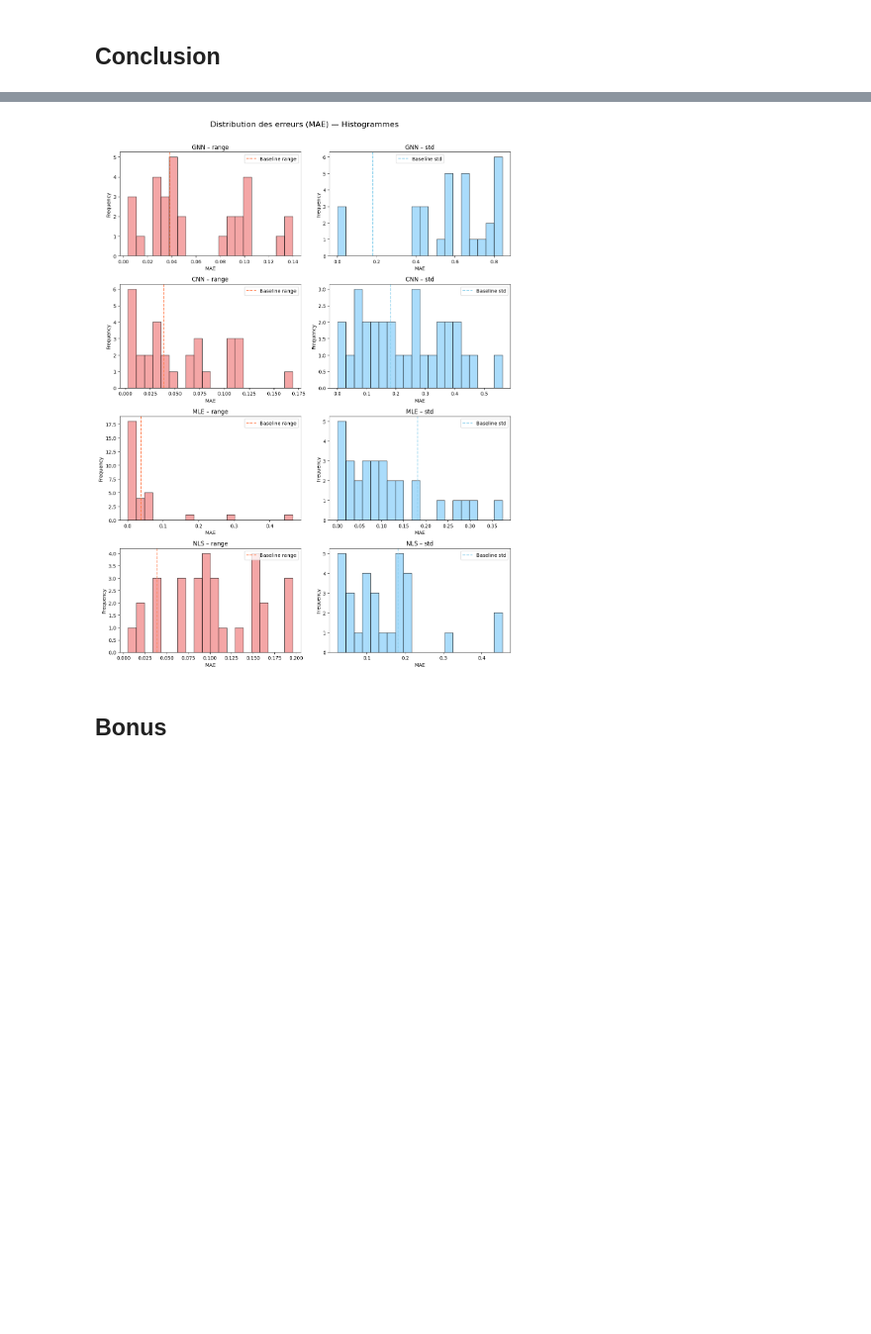
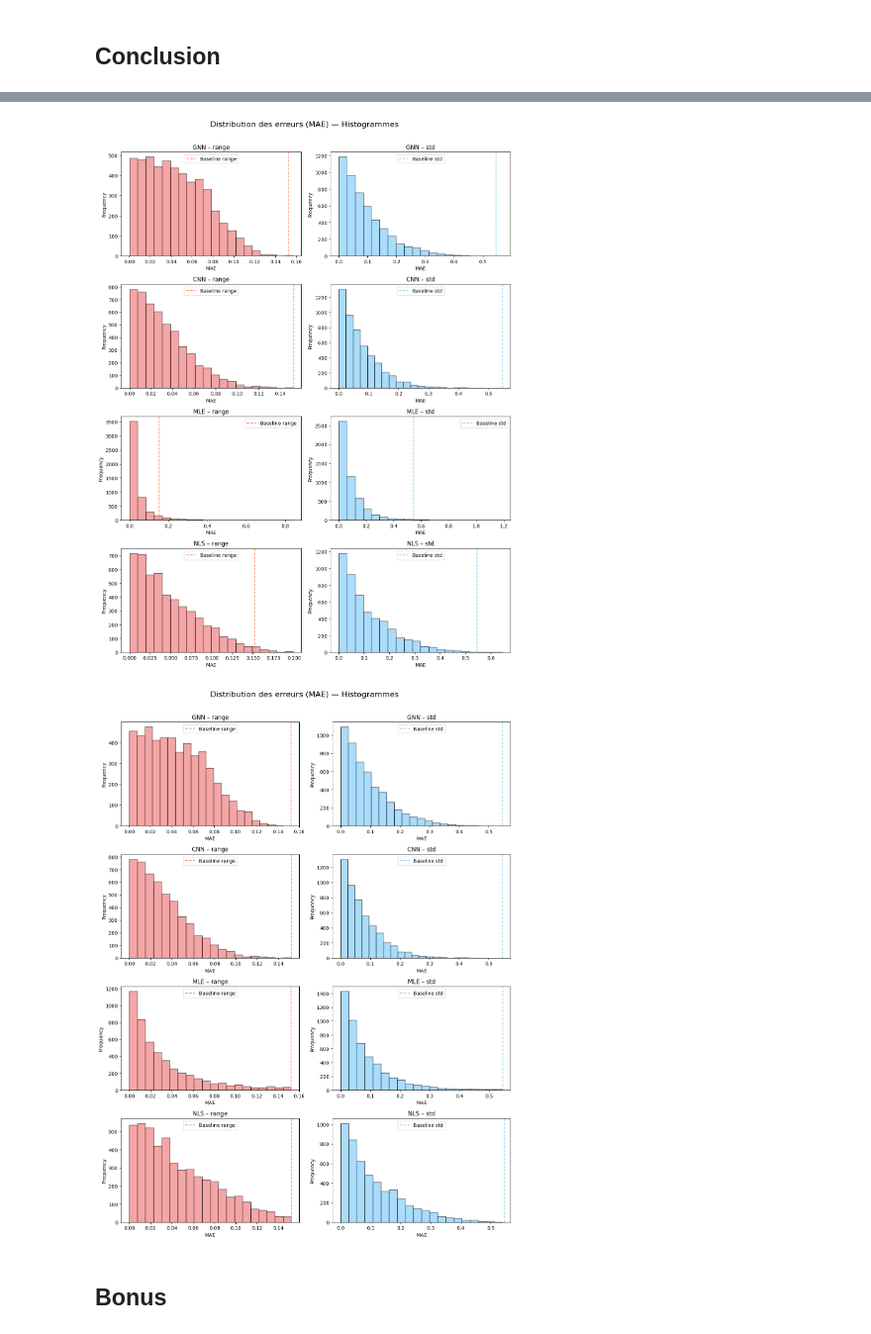
Before and after one commit to DarenXL/Neural_ST_inference, a Jupyter notebook: Code GNN/Amortized_Methods_Geostatistics.ipynb, the cells around one changed output, grey strips where cells are left out. Shown at 99% size. Cells and saved outputs as stored; diff of their text form; code cells hidden in the pictures; blank space fills up the shorter version.

Commit message:
mini update visualisations

```diff
--- a/Code GNN/Amortized_Methods_Geostatistics.ipynb
+++ b/Code GNN/Amortized_Methods_Geostatistics.ipynb
@@ -401,8 +401,8 @@ for i in range(len(sampling_test)):
 # %% [markdown]
 ### Load
 # %%
-batch_size = 20 # 100
-n_epochs = 50   # 150
+batch_size = 100
+n_epochs = 150
 n_epochs_test = 10
 # %%
 class GraphDataset(Dataset):
@@ -605,7 +605,7 @@ def train_gnn(model, optimizer, loader):
 
     return torch.cat(sum_loss,dim=0)
 # %%
-model_graph = GNN_network(in_channels=1, hidden=64)
+model_graph = GNN_network(in_channels=1)
 
 optimizer_graph = torch.optim.Adam(model_graph.parameters(), lr=1e-4)
 # %%
@@ -1316,11 +1318,12 @@ theta_grid = torch.stack([R.flatten(), S.flatten()], dim=1)
 # %%
 time_test_nls = time.time()
 
-for data_test, theta_test, _ in loader_grid_test :
-    L_values = estimate_likelihood_surface(model_nls, data_test, theta_grid)
-    output = theta_grid[torch.argmax(L_values,dim=0)]
-    all_loss_test_nls = torch.abs(output - theta_test).detach().numpy()
-    theta_final_nls = output.detach().numpy()
+with torch.no_grad():
+    for data_test, theta_test, _ in loader_grid_test :
+        L_values = estimate_likelihood_surface(model_nls, data_test, theta_grid)
+        output = theta_grid[torch.argmax(L_values,dim=0)]
+        all_loss_test_nls = torch.abs(output - theta_test).detach().numpy()
+        theta_final_nls = output.detach().numpy()
 
 time_test_nls = time.time() - time_test_nls
 
@@ -1587,37 +1596,73 @@ loss_std = [
     all_loss_test_graph[-1][:, 1],
     all_loss_test_grid[-1][:, 1],
     all_loss_test_ML[:, 1],
     all_loss_test_nls[:, 1]
 ]
 
 fig_hist, axs = plt.subplots(len(loss_range), 2, figsize=(12, 4*len(loss_range)))
 fig_hist.suptitle("Distribution des erreurs (MAE) — Histogrammes", fontsize=16)
 
-# --- Plot des histogrammes ---
 for i, method in enumerate(methods):
 
-    # Histogramme RANGE
     axs[i, 0].hist(loss_range[i], bins=20, color='lightcoral', alpha=0.7, edgecolor='black')
     axs[i, 0].axvline(based[0], color='coral', linestyle='--', label='Baseline range')
     axs[i, 0].set_title(f"{method} – range")
     axs[i, 0].set_xlabel("MAE")
     axs[i, 0].set_ylabel("Frequency")
     axs[i, 0].legend()
 
-    # Histogramme STD
     axs[i, 1].hist(loss_std[i], bins=20, color='lightskyblue', alpha=0.7, edgecolor='black')
     axs[i, 1].axvline(based[1], color='skyblue', linestyle='--', label='Baseline std')
     axs[i, 1].set_title(f"{method} – std")
     axs[i, 1].set_xlabel("MAE")
     axs[i, 1].set_ylabel("Frequency")
     axs[i, 1].legend()
 
 plt.tight_layout(rect=[0, 0, 1, 0.97])
 plt.show()
 
 fig_hist.savefig(path+"/conclusion_graphs"+"/score_test_hist.png", format="png", bbox_inches="tight")
+
+loss_range = [
+    all_loss_test_graph[-1][:, 0][all_loss_test_graph[-1][:, 0] < based[0].detach().numpy()],
+    all_loss_test_grid[-1][:, 0][all_loss_test_grid[-1][:, 0] < based[0].detach().numpy()],
+    all_loss_test_ML[:, 0][all_loss_test_ML[:, 0] < based[0].detach().numpy()],
+    all_loss_test_nls[:, 0][all_loss_test_nls[:, 0] < based[0].detach().numpy()]
+]
+
+loss_std = [
+    all_loss_test_graph[-1][:, 1][all_loss_test_graph[-1][:, 1] < based[1].detach().numpy()],
+    all_loss_test_grid[-1][:, 1][all_loss_test_grid[-1][:, 1] < based[1].detach().numpy()],
+    all_loss_test_ML[:, 1][all_loss_test_ML[:, 1] < based[1].detach().numpy()],
+    all_loss_test_nls[:, 1][all_loss_test_nls[:, 1] < based[1].detach().numpy()]
+]
+
+fig_hist, axs = plt.subplots(len(loss_range), 2, figsize=(12, 4*len(loss_range)))
+fig_hist.suptitle("Distribution des erreurs (MAE) — Histogrammes", fontsize=16)
+
+for i, method in enumerate(methods):
+
+    axs[i, 0].hist(loss_range[i], bins=20, color='lightcoral', alpha=0.7, edgecolor='black')
+    axs[i, 0].axvline(based[0], color='coral', linestyle='--', label='Baseline range')
+    axs[i, 0].set_title(f"{method} – range")
+    axs[i, 0].set_xlabel("MAE")
+    axs[i, 0].set_ylabel("Frequency")
+    axs[i, 0].legend()
+
+    axs[i, 1].hist(loss_std[i], bins=20, color='lightskyblue', alpha=0.7, edgecolor='black')
+    axs[i, 1].axvline(based[1], color='skyblue', linestyle='--', label='Baseline std')
+    axs[i, 1].set_title(f"{method} – std")
+    axs[i, 1].set_xlabel("MAE")
+    axs[i, 1].set_ylabel("Frequency")
+    axs[i, 1].legend()
+
+plt.tight_layout(rect=[0, 0, 1, 0.97])
+plt.show()
+
+fig_hist.savefig(path+"/conclusion_graphs"+"/score_test_hist_cropped.png", format="png", bbox_inches="tight")
 # %% [output]
-[figure, old version]
+[figure, new version]
+[figure, added]
 # %%
 results = {
     "all_loss_train": {
```
Also changed, not shown: parts of 25 cells of this notebook.
